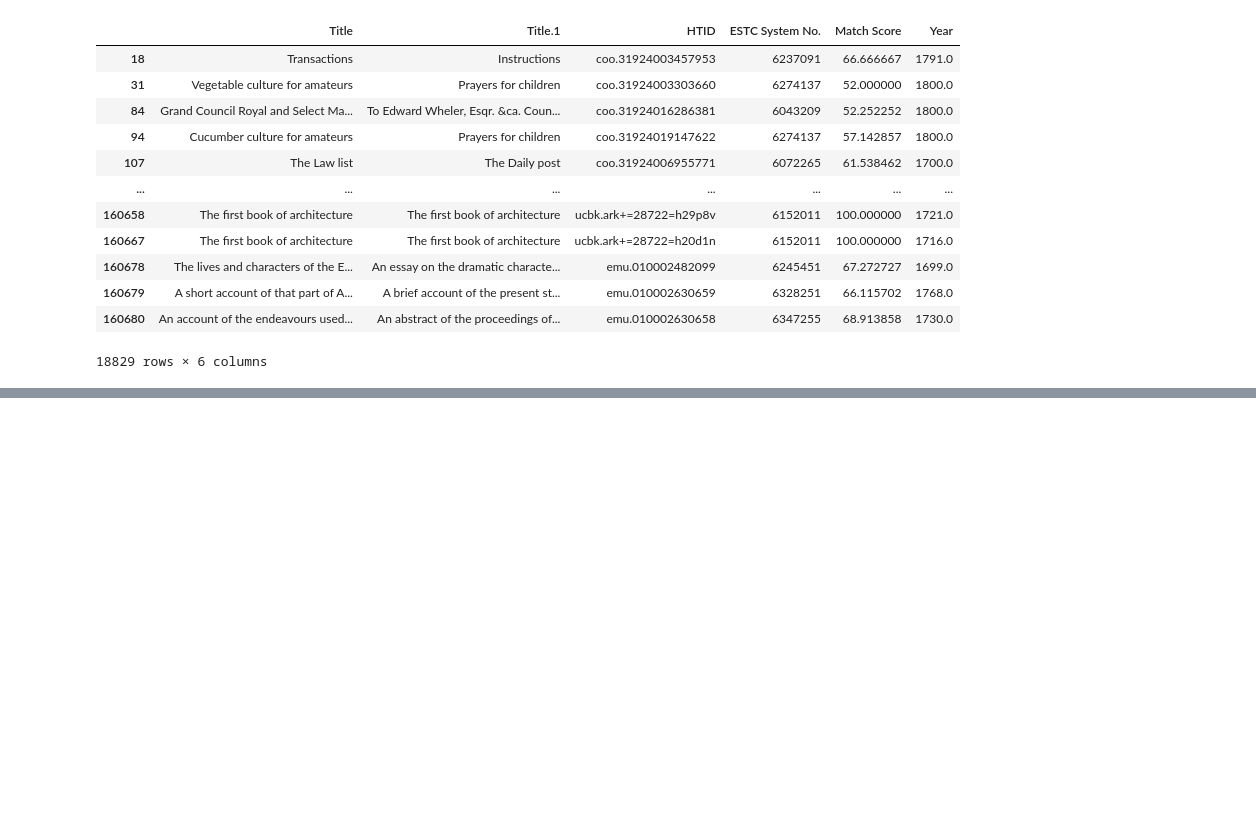
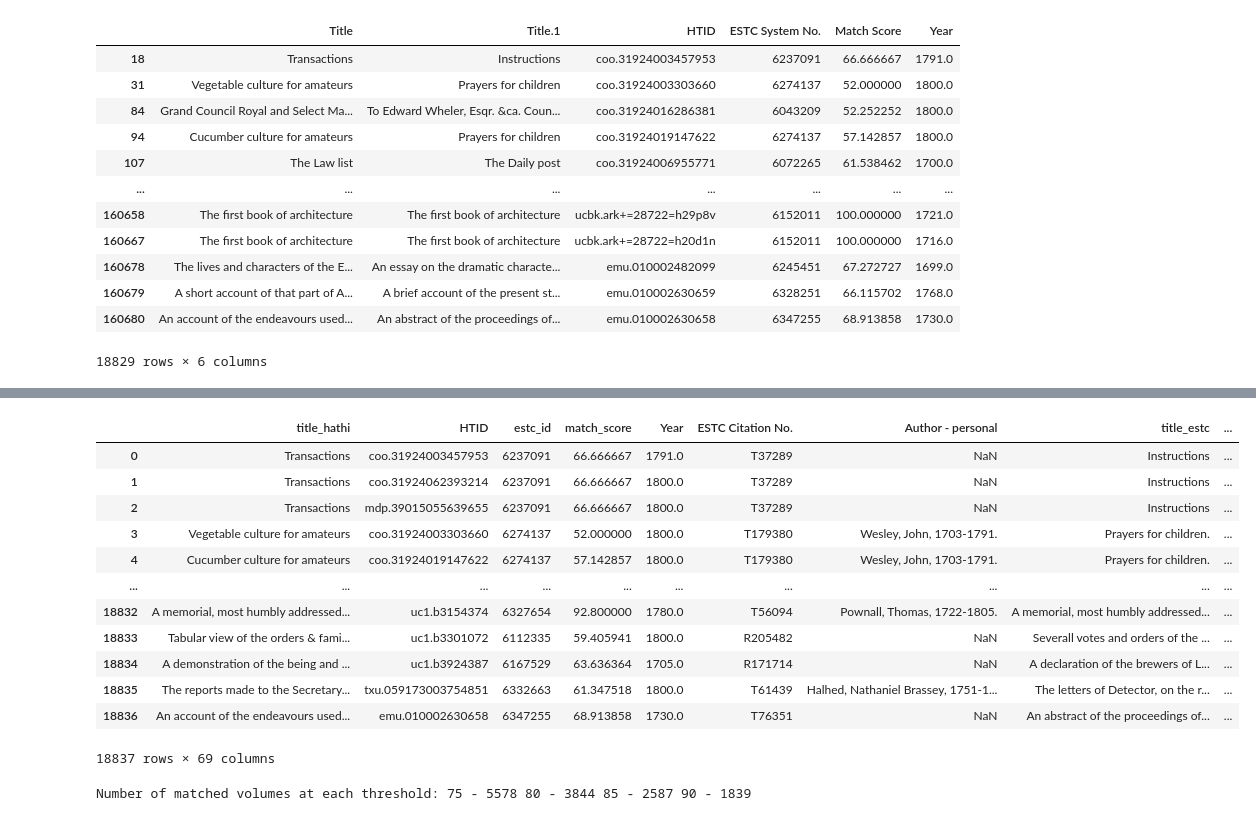
Before and after one commit to austinkennedy/Hathitrust, a Jupyter notebook: code/estc_data.ipynb, the cells around one changed output, grey strips where cells are left out. Drawn from its saved outputs; the diff is of its cells as text; code cells hidden in the pictures; blank space fills up the shorter version.

Commit message:
More work on ESTC data, (hopefully) fixed subtriangles

```diff
--- a/code/estc_data.ipynb
+++ b/code/estc_data.ipynb
@@ -16,3 +18,6 @@ matched_volumes.head()
 | 2 | A history of the county of Brecknock | A list of the court of aldermen | coo.31924096162064 | 6159287 | 71.641791 |
 | 3 | Tree and serpent worship: or, Ill... | The history of the Church of Chri... | coo.31924096988872 | 6059892 | 56.170213 |
 | 4 | Thirteen satires | The snare | coo.31924096977644 | 6133567 | 64.000000 |
+# %%
+estc_data.rename(columns={'Title': 'title_estc', 'ESTC System No.': 'estc_id'}, inplace=True)
+estc_data.head()
@@ -81,0 +61,4 @@ len(matched_volumes['HTID'].unique())
+# %%
+matched_volumes.rename(columns={'Title': 'title_hathi', 'ESTC System No.': 'estc_id', 'Match Score': 'match_score'}, inplace=True)
+matched_volumes.drop(columns='Title.1', inplace=True)
+matched_volumes.head()
@@ -81,0 +72,28 @@ len(matched_volumes['HTID'].unique())
+# %%
+matched_volumes_estc = pd.merge(matched_volumes, estc_data, on = 'estc_id', how = "inner")
+# %%
+matched_volumes_estc
+# %% [output]
+|  | title_hathi | HTID | estc_id | match_score | Year | ESTC Citation No. | Author - personal | title_estc | ... |
+| 0 | Transactions | coo.31924003457953 | 6237091 | 66.666667 | 1791.0 | T37289 | NaN | Instructions | ... |
+| 1 | Transactions | coo.31924062393214 | 6237091 | 66.666667 | 1800.0 | T37289 | NaN | Instructions | ... |
+| 2 | Transactions | mdp.39015055639655 | 6237091 | 66.666667 | 1800.0 | T37289 | NaN | Instructions | ... |
+| 3 | Vegetable culture for amateurs | coo.31924003303660 | 6274137 | 52.000000 | 1800.0 | T179380 | Wesley, John, 1703-1791. | Prayers for children. | ... |
+| 4 | Cucumber culture for amateurs | coo.31924019147622 | 6274137 | 57.142857 | 1800.0 | T179380 | Wesley, John, 1703-1791. | Prayers for children. | ... |
+| ... | ... | ... | ... | ... | ... | ... | ... | ... | ... |
+| 18832 | A memorial, most humbly addressed... | uc1.b3154374 | 6327654 | 92.800000 | 1780.0 | T56094 | Pownall, Thomas, 1722-1805. | A memorial, most humbly addressed... | ... |
+| 18833 | Tabular view of the orders & fami... | uc1.b3301072 | 6112335 | 59.405941 | 1800.0 | R205482 | NaN | Severall votes and orders of the ... | ... |
+| 18834 | A demonstration of the being and ... | uc1.b3924387 | 6167529 | 63.636364 | 1705.0 | R171714 | NaN | A declaration of the brewers of L... | ... |
+| 18835 | The reports made to the Secretary... | txu.059173003754851 | 6332663 | 61.347518 | 1800.0 | T61439 | Halhed, Nathaniel Brassey, 1751-1... | The letters of Detector, on the r... | ... |
+| 18836 | An account of the endeavours used... | emu.010002630658 | 6347255 | 68.913858 | 1730.0 | T76351 | NaN | An abstract of the proceedings of... | ... |
+18837 rows × 69 columns
+# %%
+#Match thresholds
+matched_75 = matched_volumes_estc[matched_volumes_estc['match_score'] >= 75]
+matched_80 = matched_volumes_estc[matched_volumes_estc['match_score'] >= 80]
+matched_85 = matched_volumes_estc[matched_volumes_estc['match_score'] >= 85]
+matched_90 = matched_volumes_estc[matched_volumes_estc['match_score'] >= 90]
+
+print('Number of matched volumes at each threshold: 75 - ' + str(len(matched_75)) + ' 80 - ' + str(len(matched_80)) + ' 85 - ' + str(len(matched_85)) + ' 90 - ' + str(len(matched_90)))
+# %% [output]
+Number of matched volumes at each threshold: 75 - 5578 80 - 3844 85 - 2587 90 - 1839
```
Also changed, not shown: parts of 8 cells of this notebook, 2 other files.
